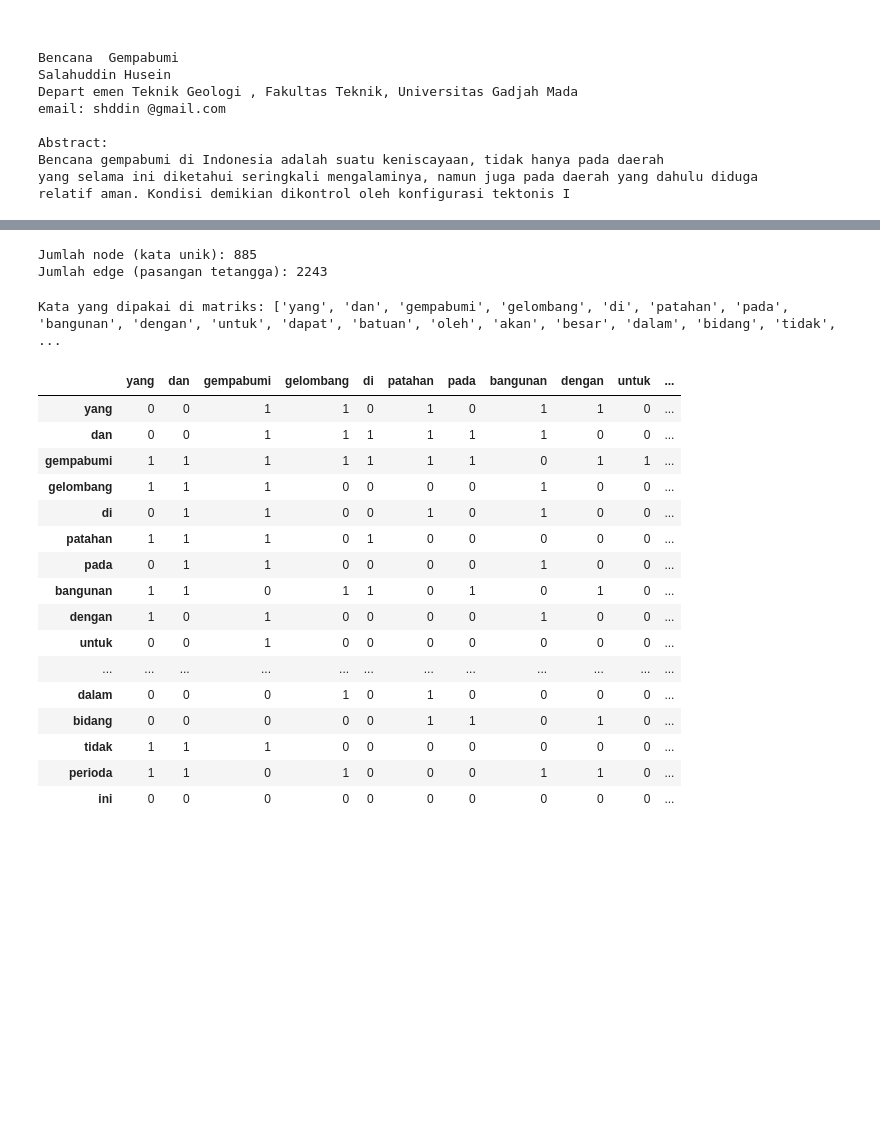
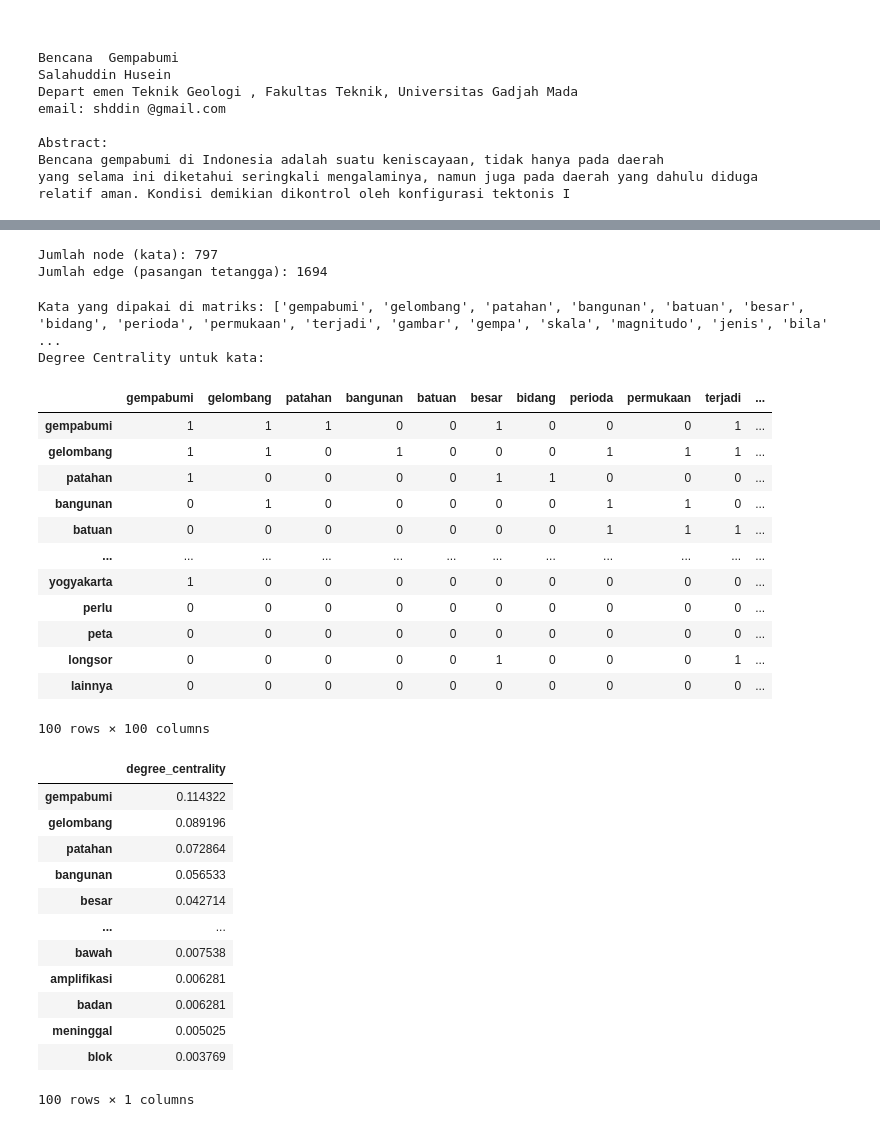
Before and after one commit to Narendra-w-22078/ppw, a Jupyter notebook: _sources/Word_Graph.ipynb, the cells around one changed output, grey strips where cells are left out. Drawn from its saved outputs; the diff is of its cells as text; code cells hidden in the pictures; blank space fills up the shorter version.

```diff
--- a/_sources/Word_Graph.ipynb
+++ b/_sources/Word_Graph.ipynb
@@ -139,56 +208,83 @@ for w1, w2 in zip(words, words[1:]):
     else:
         G.add_edge(w1, w2, weight=1)
 
-print("Jumlah node (kata unik):", G.number_of_nodes())
+print("Jumlah node (kata):", G.number_of_nodes())
 print("Jumlah edge (pasangan tetangga):", G.number_of_edges())
 # %% [output]
-Jumlah node (kata unik): 885
-Jumlah edge (pasangan tetangga): 2243
+Jumlah node (kata): 797
+Jumlah edge (pasangan tetangga): 1694
 # %%
 from collections import Counter
 
 # hitung frekuensi kata untuk pilih N terbesar
 freq = Counter(words)
-N = 20   # ubah kalau mau 30 / 50 kata, dsb
+N = 100
 
 # ambil N kata paling sering
 top_vocab = [w for w, c in freq.most_common(N)]
 print("Kata yang dipakai di matriks:", top_vocab)
 
 # buat indeks
 idx = {w: i for i, w in enumerate(top_vocab)}
 
 # inisialisasi matriks 0
 A = np.zeros((N, N), dtype=int)
 
 # isi matriks: kalau ada edge di graph → 1
 for u, v in G.edges():
     if u in idx and v in idx:
         i, j = idx[u], idx[v]
         A[i, j] = 1
         A[j, i] = 1   # graph tak berarah
 
 adj_df = pd.DataFrame(A, index=top_vocab, columns=top_vocab)
-adj_df
+
+# --- Degree Centrality ---
+import networkx as nx
+import pandas as pd
+
+deg_cent = nx.degree_centrality(G)
+
+# ambil hanya kata yang muncul di matriks
+deg_df = pd.DataFrame.from_dict(deg_cent, orient='index', columns=['degree_centrality'])
+deg_df = deg_df.loc[top_vocab]
+deg_df = deg_df.sort_values('degree_centrality', ascending=False)
+
+print("Degree Centrality untuk kata:")
+
+from IPython.display import display
+
+display(adj_df)   # tampilkan adjacency matrix
+display(deg_df)   # tampilkan degree centrality
 # %% [output]
-Kata yang dipakai di matriks: ['yang', 'dan', 'gempabumi', 'gelombang', 'di', 'patahan', 'pada', 'bangunan', 'dengan', 'untuk', 'dapat', 'batuan', 'oleh', 'akan', 'besar', 'dalam', 'bidang', 'tidak',  ...
+Kata yang dipakai di matriks: ['gempabumi', 'gelombang', 'patahan', 'bangunan', 'batuan', 'besar', 'bidang', 'perioda', 'permukaan', 'terjadi', 'gambar', 'gempa', 'skala', 'magnitudo', 'jenis', 'bila' ...
+Degree Centrality untuk kata:
-|  | yang | dan | gempabumi | gelombang | di | patahan | pada | bangunan | dengan | untuk | ... |
-| yang | 0 | 0 | 1 | 1 | 0 | 1 | 0 | 1 | 1 | 0 | ... |
-| dan | 0 | 0 | 1 | 1 | 1 | 1 | 1 | 1 | 0 | 0 | ... |
-| gempabumi | 1 | 1 | 1 | 1 | 1 | 1 | 1 | 0 | 1 | 1 | ... |
-| gelombang | 1 | 1 | 1 | 0 | 0 | 0 | 0 | 1 | 0 | 0 | ... |
-| di | 0 | 1 | 1 | 0 | 0 | 1 | 0 | 1 | 0 | 0 | ... |
-| patahan | 1 | 1 | 1 | 0 | 1 | 0 | 0 | 0 | 0 | 0 | ... |
-| pada | 0 | 1 | 1 | 0 | 0 | 0 | 0 | 1 | 0 | 0 | ... |
-| bangunan | 1 | 1 | 0 | 1 | 1 | 0 | 1 | 0 | 1 | 0 | ... |
-| dengan | 1 | 0 | 1 | 0 | 0 | 0 | 0 | 1 | 0 | 0 | ... |
-| untuk | 0 | 0 | 1 | 0 | 0 | 0 | 0 | 0 | 0 | 0 | ... |
+|  | gempabumi | gelombang | patahan | bangunan | batuan | besar | bidang | perioda | permukaan | terjadi | ... |
+| gempabumi | 1 | 1 | 1 | 0 | 0 | 1 | 0 | 0 | 0 | 1 | ... |
+| gelombang | 1 | 1 | 0 | 1 | 0 | 0 | 0 | 1 | 1 | 1 | ... |
+| patahan | 1 | 0 | 0 | 0 | 0 | 1 | 1 | 0 | 0 | 0 | ... |
+| bangunan | 0 | 1 | 0 | 0 | 0 | 0 | 0 | 1 | 1 | 0 | ... |
+| batuan | 0 | 0 | 0 | 0 | 0 | 0 | 0 | 1 | 1 | 1 | ... |
 | ... | ... | ... | ... | ... | ... | ... | ... | ... | ... | ... | ... |
-| dalam | 0 | 0 | 0 | 1 | 0 | 1 | 0 | 0 | 0 | 0 | ... |
-| bidang | 0 | 0 | 0 | 0 | 0 | 1 | 1 | 0 | 1 | 0 | ... |
-| tidak | 1 | 1 | 1 | 0 | 0 | 0 | 0 | 0 | 0 | 0 | ... |
-| perioda | 1 | 1 | 0 | 1 | 0 | 0 | 0 | 1 | 1 | 0 | ... |
-| ini | 0 | 0 | 0 | 0 | 0 | 0 | 0 | 0 | 0 | 0 | ... |
+| yogyakarta | 1 | 0 | 0 | 0 | 0 | 0 | 0 | 0 | 0 | 0 | ... |
+| perlu | 0 | 0 | 0 | 0 | 0 | 0 | 0 | 0 | 0 | 0 | ... |
+| peta | 0 | 0 | 0 | 0 | 0 | 0 | 0 | 0 | 0 | 0 | ... |
+| longsor | 0 | 0 | 0 | 0 | 0 | 1 | 0 | 0 | 0 | 1 | ... |
+| lainnya | 0 | 0 | 0 | 0 | 0 | 0 | 0 | 0 | 0 | 0 | ... |
+100 rows × 100 columns
+|  | degree_centrality |
+| gempabumi | 0.114322 |
+| gelombang | 0.089196 |
+| patahan | 0.072864 |
+| bangunan | 0.056533 |
+| besar | 0.042714 |
+| ... | ... |
+| bawah | 0.007538 |
+| amplifikasi | 0.006281 |
+| badan | 0.006281 |
+| meninggal | 0.005025 |
+| blok | 0.003769 |
+100 rows × 1 columns
 # %%
 pr = nx.pagerank(G, weight="weight")  # pakai bobot berapa sering jadi tetangga
 
```
Also changed, not shown: parts of 4 cells of this notebook, 3 other files.
